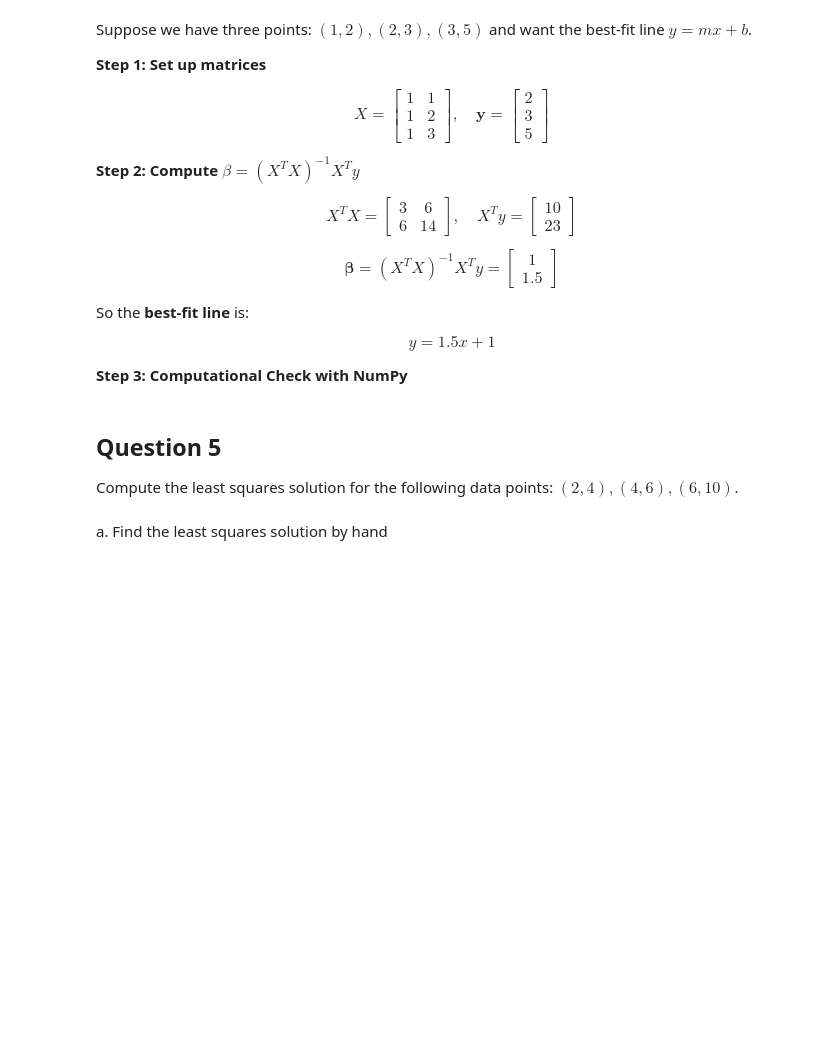
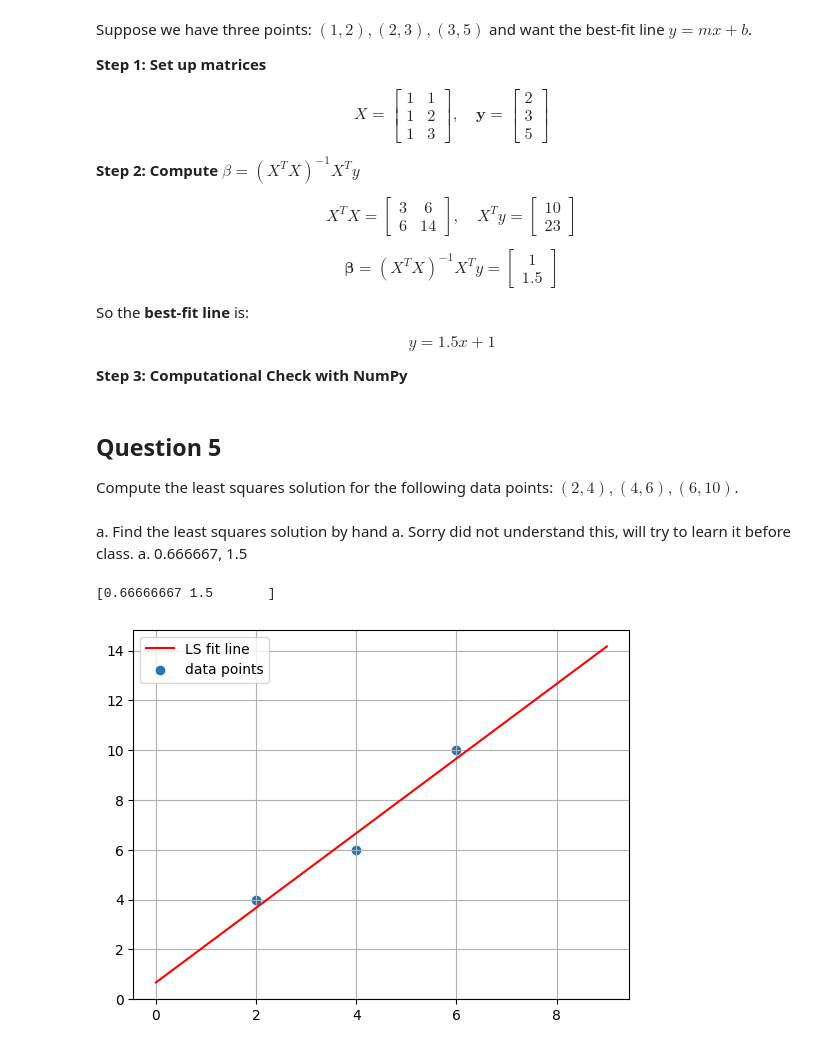
Before and after one commit to Prabal-Paliwal/bwsi-comp-problem-solving, a Jupyter notebook: mod1_foundations_of_applied_math/3_more_linear_algerbra.ipynb, the cells around one changed output. Saved outputs shown, nothing was run; the diff lists cells and outputs as text; code cells hidden in the pictures; blank space fills up the shorter version.

```diff
--- a/mod1_foundations_of_applied_math/3_more_linear_algerbra.ipynb
+++ b/mod1_foundations_of_applied_math/3_more_linear_algerbra.ipynb
@@ -345,3 +345,5 @@ print(beta)  # Output: [1.  1.5]
 Compute the least squares solution for the following data points: $(2,4), (4,6), (6,10)$.
 # %% [markdown]
 a. Find the least squares solution by hand
+a. Sorry did not understand this, will try to learn it before class.
+a. 0.666667, 1.5
@@ -350,8 +350,20 @@ a. Find the least squares solution by hand
+# %%
+# b. using numpy
+X = np.array([[1,2],[1,4],[1,6]])
+Y = np.array([4,6,10])
+
+beta = np.linalg.inv(X.T @ X) @ X.T @ Y
+print(beta)
+# %% [output]
+[0.66666667 1.5       ]
 # %%
 # plot the points and your best fit line using matplotlib to check your work!
-fit_line = lambda beta,x: beta[1]*x + beta[0]
-# plt.plot(           , "r-", label="LS fit line")
+fit_lineX = [x for x in range(0,10)]
+fit_lineY = [x * beta[1] + beta[0] for x in fit_lineX]
+plt.plot( fit_lineX, fit_lineY, "r-", label="LS fit line")
 plt.scatter([2,4,6], [4,6,10], label="data points")
 plt.legend()
 plt.grid()
 plt.show()
+# %% [output]
+[figure, added]
```
Also changed, not shown: parts of 1 cell of this notebook.
